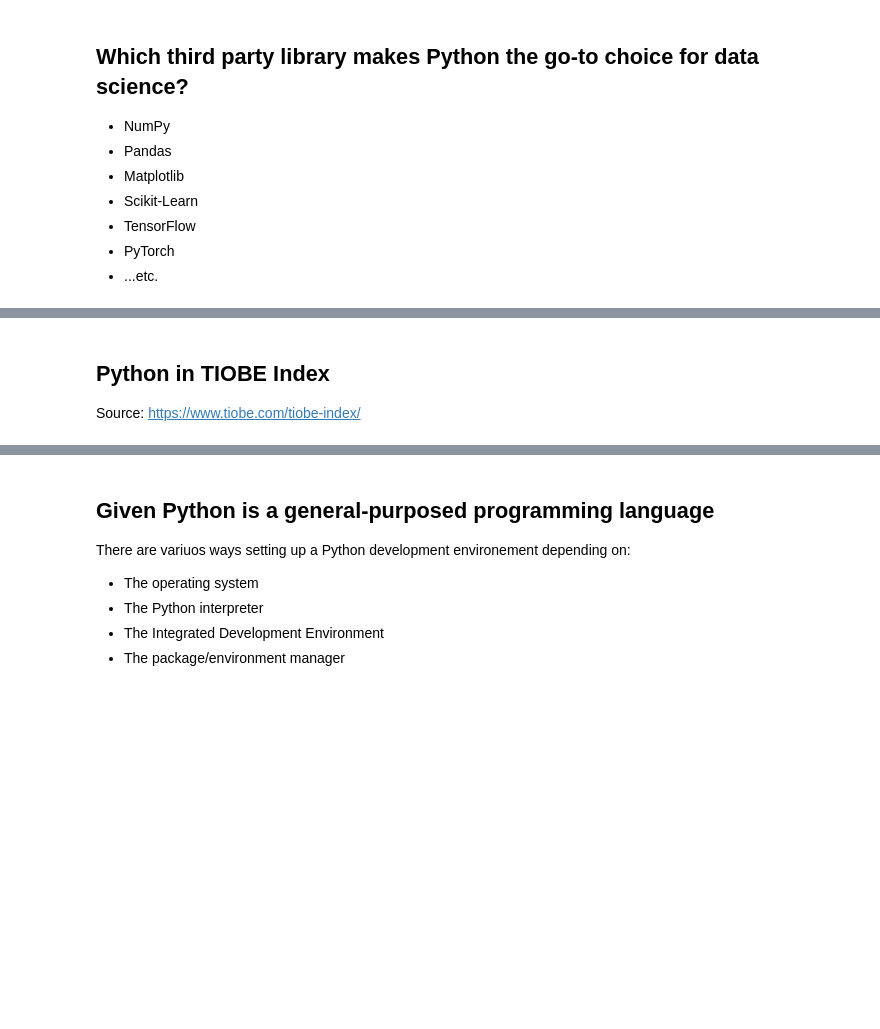
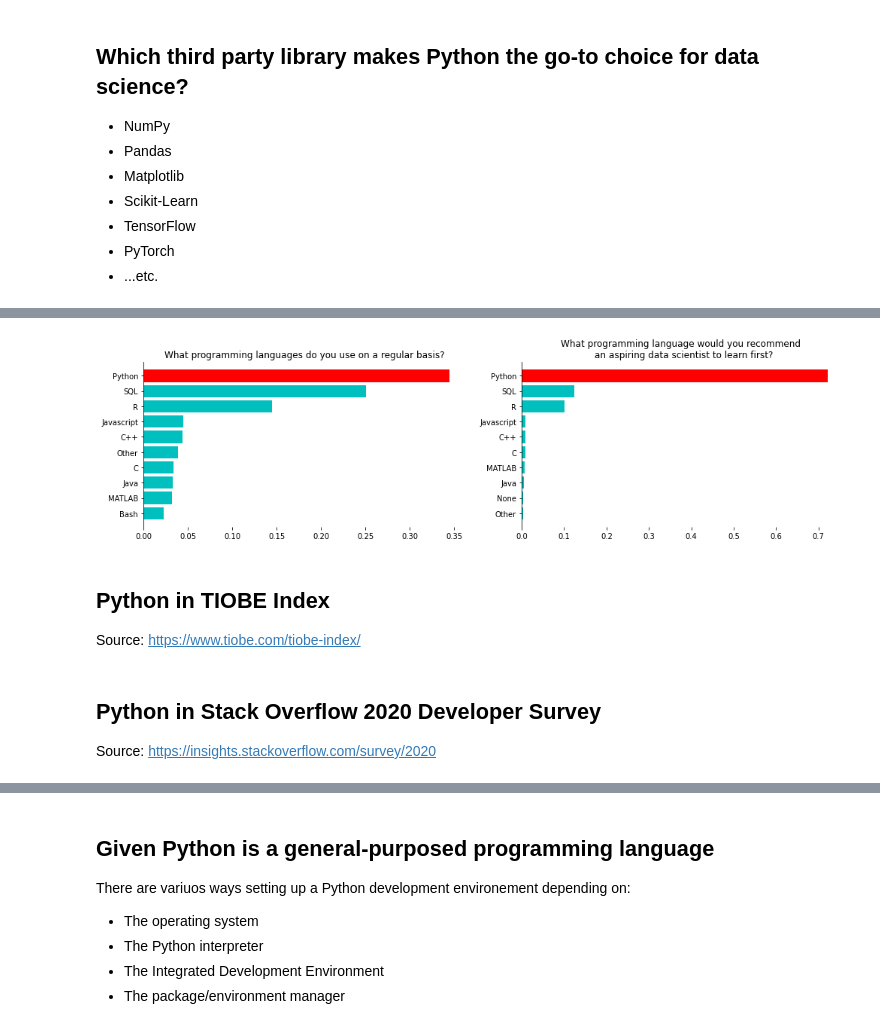
Before and after one commit to datainpoint/classroom-programming-with-python, a Jupyter notebook: fast-python-getting-started.ipynb, the cells around one changed output, grey strips where cells are left out. Cells and saved outputs as stored; diff of their text form; code cells hidden in the pictures; blank space fills up the shorter version.

```diff
--- a/fast-python-getting-started.ipynb
+++ b/fast-python-getting-started.ipynb
@@ -114,5 +113,17 @@ plot_ans_18_19(ans_18, ans_19)
+# %%
+da = survey[survey['Q5'] == 'Data Analyst']
+ans_7 = get_checkbox_ratios(da, 'Q7')
+ans_8 = get_value_ratios(da, 'Q8')
+# %%
+plot_ans(ans_7, ans_8)
+# %% [output]
+[figure, added]
 # %% [markdown]
 ## Python in TIOBE Index
 
 Source: <https://www.tiobe.com/tiobe-index/>
+# %% [markdown]
+## Python in Stack Overflow 2020 Developer Survey
+
+Source: <https://insights.stackoverflow.com/survey/2020>
 # %% [markdown]
```
Also changed, not shown: parts of 9 cells of this notebook, 1 other file.
